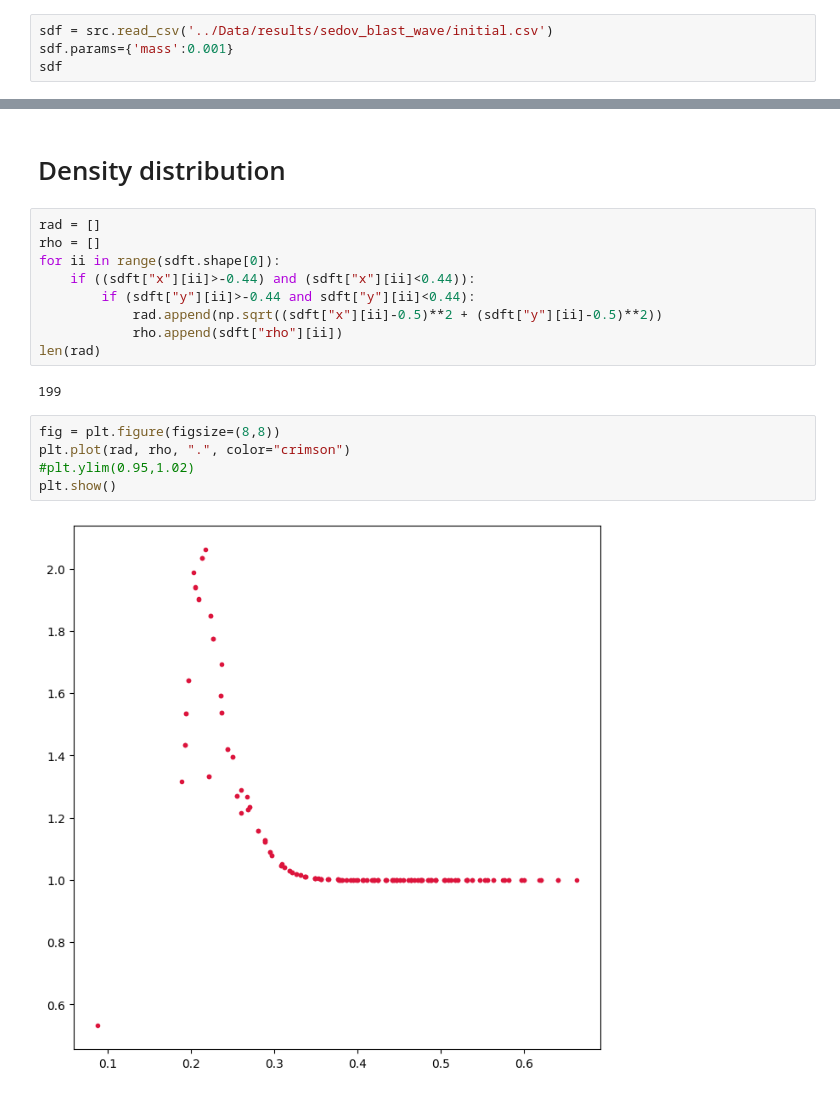
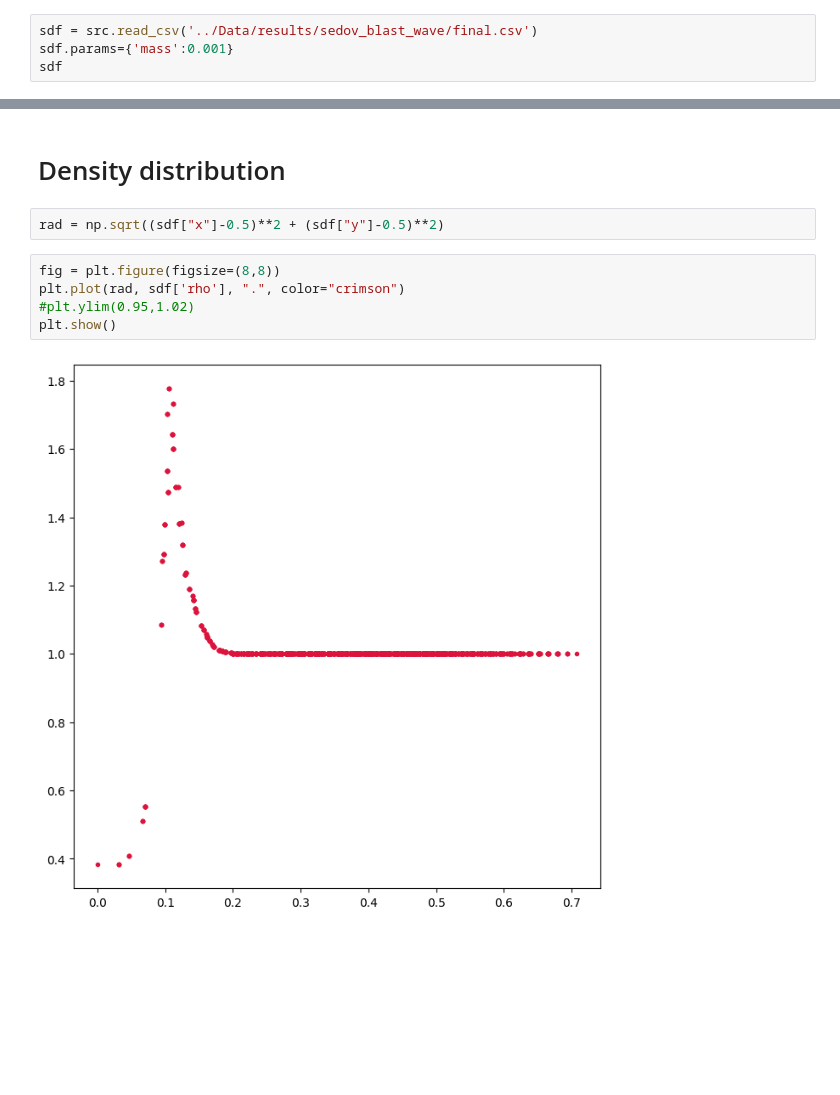
Before and after one commit to JackNarvaez/Rusph, a Jupyter notebook: Temp_Plots/Plots_sedov_blast_wave.ipynb, the cells around one changed output, grey strips where cells are left out. Saved outputs shown, nothing was run; the diff lists cells and outputs as text; blank space fills up the shorter version.

```diff
--- a/Temp_Plots/Plots_sedov_blast_wave.ipynb
+++ b/Temp_Plots/Plots_sedov_blast_wave.ipynb
@@ -6,7 +6,7 @@ import numpy as np
 # %% [markdown]
 # Initial Setup
 # %%
-sdf = src.read_csv('../Data/results/sedov_blast_wave/initial.csv')
+sdf = src.read_csv('../Data/results/sedov_blast_wave/final.csv')
 sdf.params={'mass':0.001}
 sdf
 # %% [output]
@@ -103,20 +94,11 @@ plt.show()
 # %% [markdown]
 # Density distribution
 # %%
-rad = []
-rho = []
-for ii in range(sdft.shape[0]):
-    if ((sdft["x"][ii]>-0.44) and (sdft["x"][ii]<0.44)):
-        if (sdft["y"][ii]>-0.44 and sdft["y"][ii]<0.44):
-            rad.append(np.sqrt((sdft["x"][ii]-0.5)**2 + (sdft["y"][ii]-0.5)**2))
-            rho.append(sdft["rho"][ii])
-len(rad)
+rad = np.sqrt((sdf["x"]-0.5)**2 + (sdf["y"]-0.5)**2)
-# %% [output]
-199
 # %%
 fig = plt.figure(figsize=(8,8))
-plt.plot(rad, rho, ".", color="crimson")
+plt.plot(rad, sdf['rho'], ".", color="crimson")
 #plt.ylim(0.95,1.02)
 plt.show()
 # %% [output]
-[figure, old version]
+[figure, new version]
```
Also changed, not shown: parts of 7 cells of this notebook, 6 other files.
